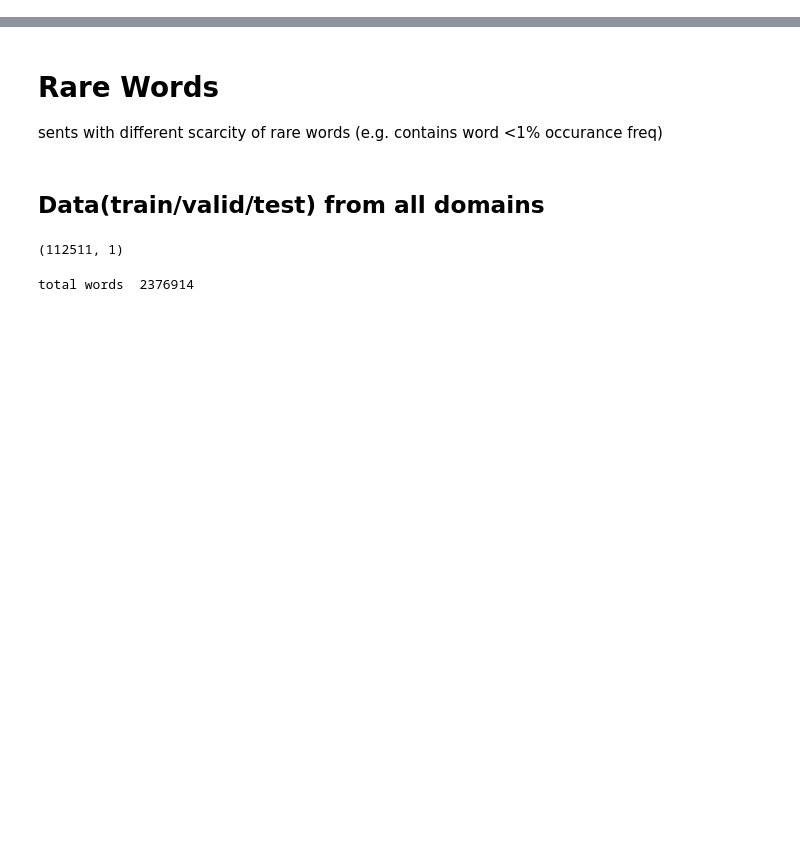
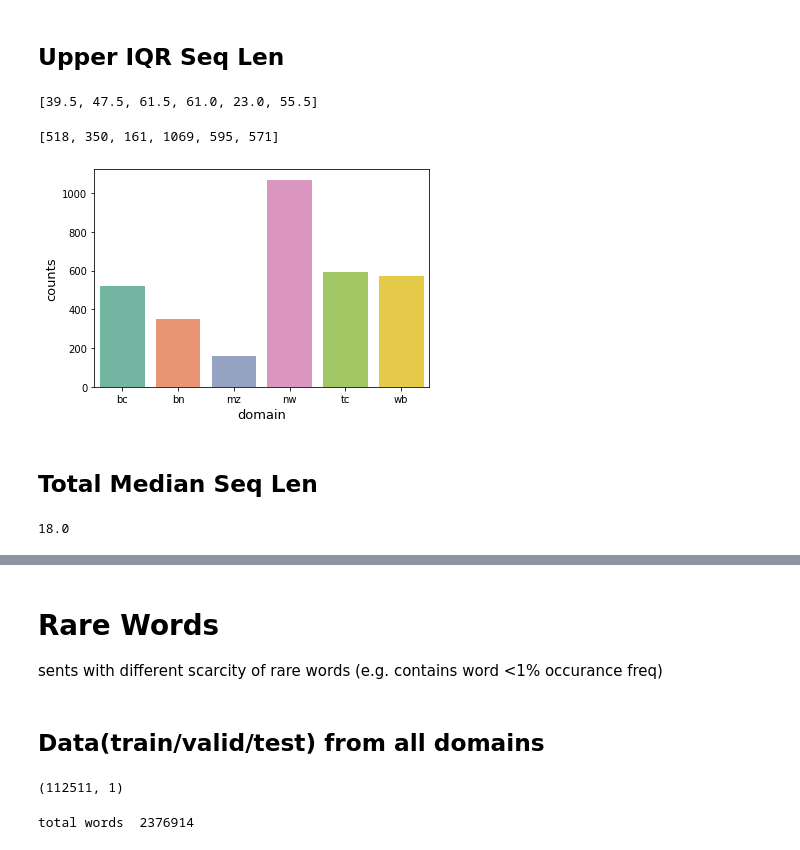
Before and after one commit to ixiaopan/NER_Tagger, a Jupyter notebook: corpus_profile.ipynb, the cells around one changed output, grey strips where cells are left out. Cells and saved outputs as stored; diff of their text form; code cells hidden in the pictures; blank space fills up the shorter version.

```diff
--- a/corpus_profile.ipynb
+++ b/corpus_profile.ipynb
@@ -10,0 +170,35 @@ from nltk.corpus import stopwords
+# %% [markdown]
+## Upper IQR Seq Len
+# %%
+seq_len_upper_IQR_per_domain = []
+for v in sent_len_per_domain:
+    q75, q25 = np.percentile(v, [75 ,25])
+    upper_iqr = 1.5 * (q75 - q25) + q75
+    seq_len_upper_IQR_per_domain.append(upper_iqr)
+
+seq_len_upper_IQR_per_domain
+# %% [output]
+[39.5, 47.5, 61.5, 61.0, 23.0, 55.5]
+# %%
+counts_above_per_domain = [ sum(np.array(sent_len_per_domain[i]) >= seq_len_upper_IQR_per_domain[i]) for i, d in enumerate(domains) ]
+print(counts_above_per_domain)
+
+fig, ax = plt.subplots(figsize=(6, 4))
+sns.barplot(x=domains, y=counts_above_per_domain, ax=ax)
+ax.set_xlabel('domain', fontsize=13)
+ax.set_ylabel('counts', fontsize=13)
+plt.show()
+# %% [output]
+[518, 350, 161, 1069, 595, 571]
+[figure, added]
+# %% [markdown]
+## Total Median Seq Len
+# %%
+
+total_seq_len = []
+for l in sent_len_per_domain:
+    total_seq_len += l
+
+np.median( total_seq_len )
+# %% [output]
+18.0
```
Also changed, not shown: parts of 32 cells of this notebook, 2 other files.
